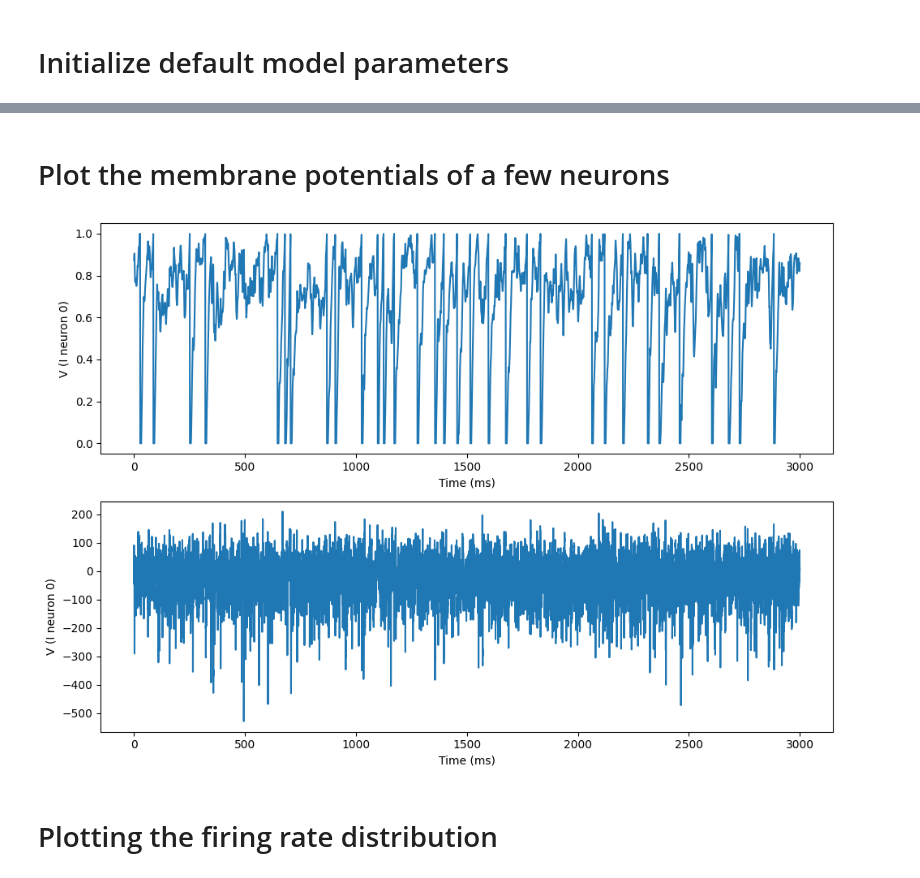
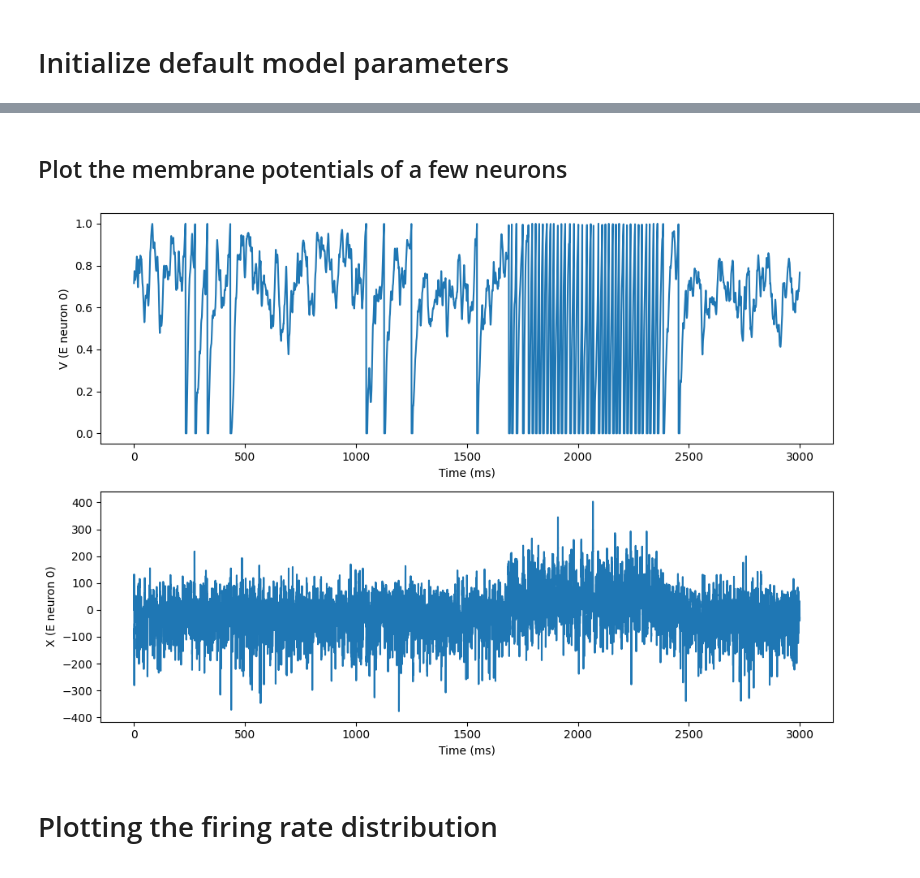
Before and after one commit to arjunpur/clustered-networks, a Jupyter notebook: base_model.ipynb, the cells around one changed output, grey strips where cells are left out. Drawn from its saved outputs; the diff is of its cells as text; code cells hidden in the pictures.

```diff
--- a/base_model.ipynb
+++ b/base_model.ipynb
@@ -65,11 +10,6 @@ plt.show()
 # %% [markdown]
 # Initialize default model parameters
 # %%
-from dataclasses import dataclass
-from brian2 import ms, second, volt
-from typing import Tuple
-import numpy as np
-
 @dataclass
 class ClusterParams:
     enabled: bool = False
@@ -141,7 +81,7 @@ class ModelParams:
         self.tau_m_i = tau_i
         self.Vt = Vt
         self.Vr = Vr
-        self.tau1 = t1
+        self.tau1 = tau_1
         self.tau2_e = tau2_e
         self.tau2_i = tau2_i
         self.j_ee_ref = j_ee_ref
@@ -333,3 +350,9 @@ TypeError: 'Axes' object is not subscriptable
+# %%
+params = ModelParams()
+cluster_params = ClusterParams(enabled=True, R_ee=2.5)
+
+clustered_network = NeuronNetwork(params, cluster_params)
+clustered_network.run()
 # %%
 fig, axes = plt.subplots(figsize=(10, 7), sharex=True)
 
@@ -347,17 +370,17 @@ plt.show()
 # %% [markdown]
-# Plot the membrane potentials of a few neurons
+## Plot the membrane potentials of a few neurons
 # %%
 fig, axes = plt.subplots(2, 1, figsize=(10, 7))
 
-axes[0].plot(M_E.t/ms, M_I.V[0])
+axes[0].plot(clustered_network.M_E.t/ms, clustered_network.M_E.V[0])
 axes[0].set_ylabel('V (E neuron 0)')
 axes[0].set_xlabel('Time (ms)')
 
-axes[1].plot(M_E.t/ms, M_I.x[0])
+axes[1].plot(clustered_network.M_E.t/ms, clustered_network.M_E.x[0])
 axes[1].set_ylabel('X (E neuron 0)')
 axes[1].set_xlabel('Time (ms)')
 
 plt.tight_layout()
 plt.show()
 # %% [output]
-[figure, old version]
+[figure, new version]
```
Also changed, not shown: parts of 17 cells of this notebook.
